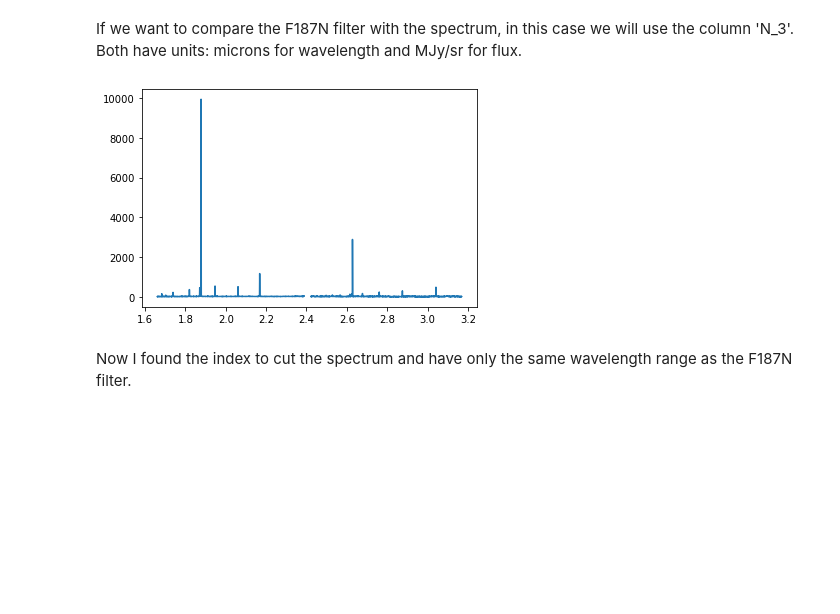
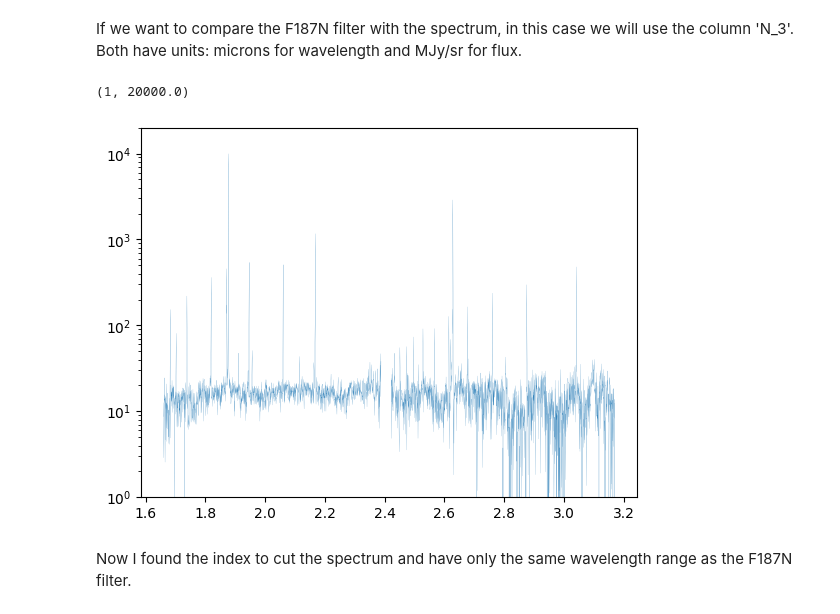
Before and after one commit to will-henney/globule-seminario, a Jupyter notebook: 30Doradus/Fit_to_spectrum_of_NIRSpec.ipynb, the cells around one changed output. Drawn from its saved outputs; the diff is of its cells as text; code cells hidden in the pictures; blank space fills up the shorter version.

```diff
--- a/30Doradus/Fit_to_spectrum_of_NIRSpec.ipynb
+++ b/30Doradus/Fit_to_spectrum_of_NIRSpec.ipynb
@@ -41,10 +41,13 @@ QTable length=3
 # %% [markdown]
 If we want to compare the F187N filter with the spectrum, in this case we will use the column 'N_3'. Both have units: microns for wavelength and MJy/sr for flux.
 # %%
-plt.plot(Lamb['N_3'][2].value,Flux['N_3'][2].value)
-plt.show()
+plt.plot(Lamb['N_3'][2].value,Flux['N_3'][2].value, lw=0.1)
+ax = plt.gca()
+ax.set_yscale("log")
+ax.set_ylim(1, 2e4)
 # %% [output]
+(1, 20000.0)
-[figure, old version]
+[figure, new version]
 # %% [markdown]
 Now I found the index to cut the spectrum and have only the same wavelength range as the F187N filter.
 # %%
```
Also changed, not shown: parts of 9 cells of this notebook.
